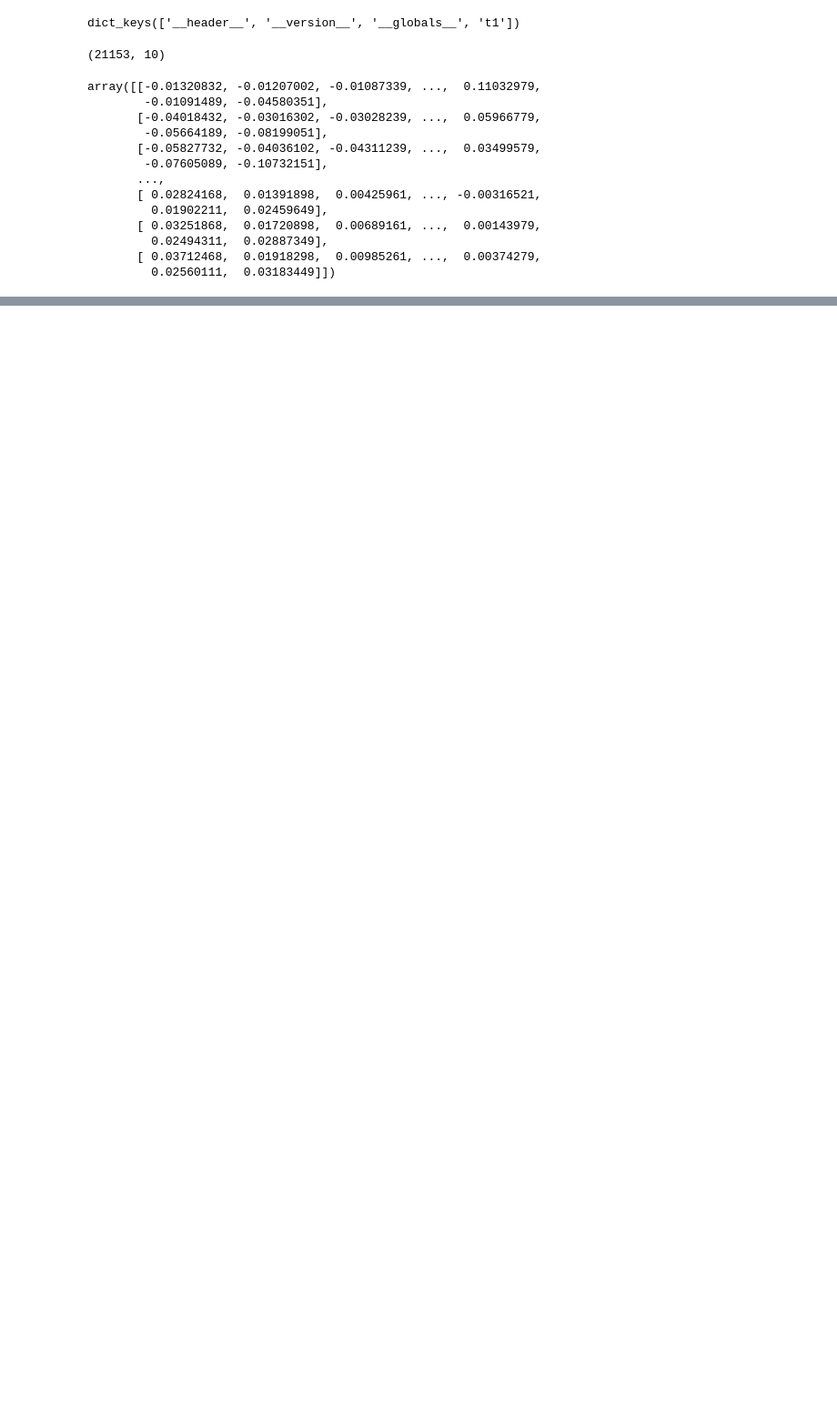
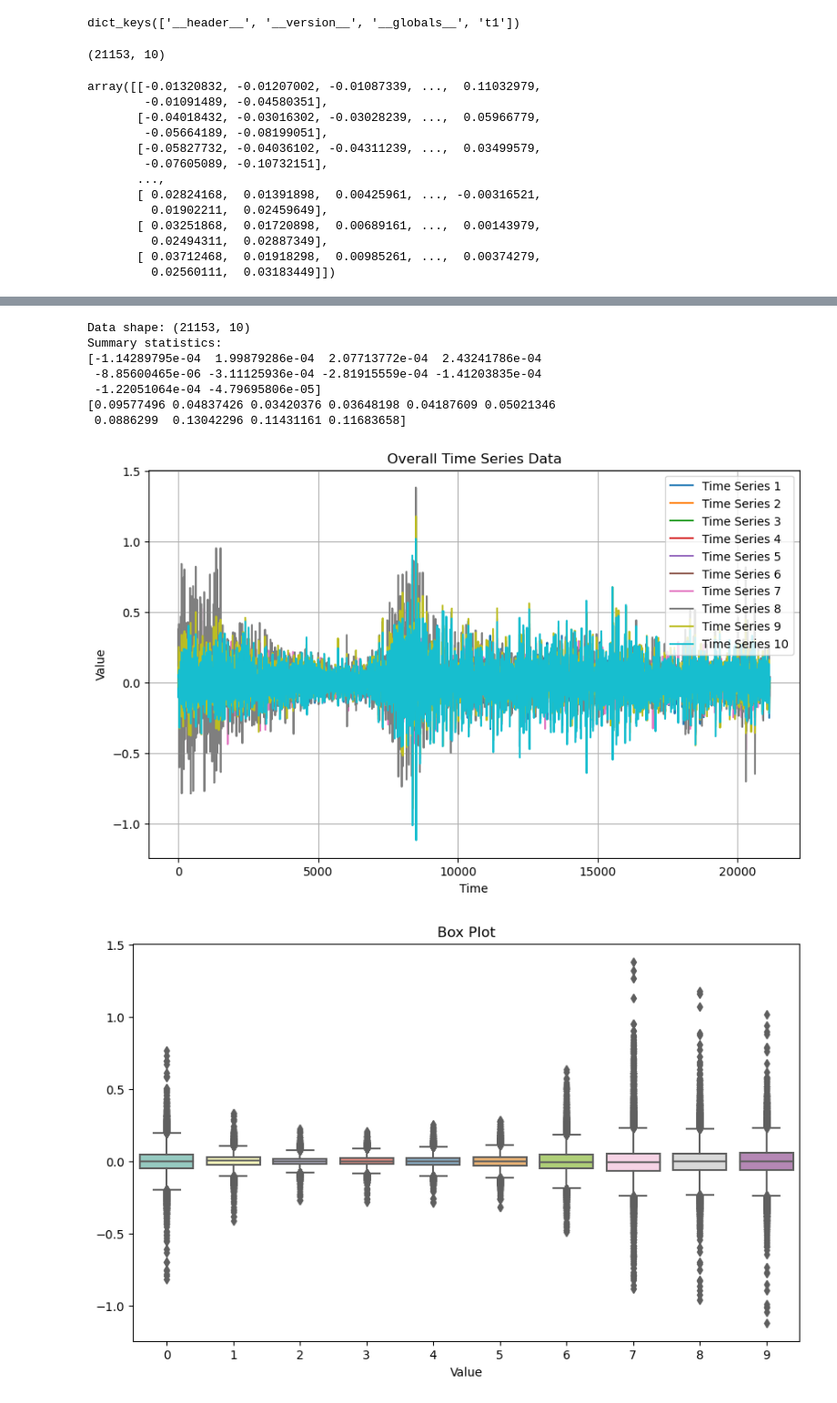
Before and after one commit to ForhanShahriarFahim/EMG-Pattern-Recognition-Deep-Learning, a Jupyter notebook: Rami Kushaba Force EMG Dataset .ipynb, the cells around one changed output, grey strips where cells are left out. Shown: that part at 91% size. Drawn from its saved outputs; the diff is of its cells as text; code cells hidden in the pictures; blank space fills up the shorter version.

```diff
--- a/Rami Kushaba Force EMG Dataset .ipynb
+++ b/Rami Kushaba Force EMG Dataset .ipynb
@@ -44,0 +80,44 @@ plt.show()
+# %%
+
+# Check the shape of the data (dimensions)
+print("Data shape:", t1.shape)
+
+# Display basic statistics of the dataset
+print("Summary statistics:")
+print(np.mean(t1, axis=0))  # Mean of each time series
+print(np.std(t1, axis=0))   # Standard deviation of each time series
+
+# Line plot to visualize the entire dataset
+plt.figure(figsize=(10, 6))
+for i in range(t1.shape[1]):
+    plt.plot(t1[:, i], label=f"Time Series {i + 1}")
+
+plt.xlabel("Time")
+plt.ylabel("Value")
+plt.title("Overall Time Series Data")
+plt.legend()
+plt.grid(True)
+plt.show()
+
+# Box plot and histogram
+plt.figure(figsize=(10, 6))
+sns.boxplot(data=t1, palette='Set3')
+plt.xlabel('Value')
+plt.title('Box Plot')
+plt.show()
+
+plt.figure(figsize=(10, 6))
+sns.histplot(data=t1, palette='Set2', kde=True)
+plt.xlabel('Value')
+plt.title('Histogram')
+plt.show()
+# %% [output]
+Data shape: (21153, 10)
+Summary statistics:
+[-1.14289795e-04  1.99879286e-04  2.07713772e-04  2.43241786e-04
+ -8.85600465e-06 -3.11125936e-04 -2.81915559e-04 -1.41203835e-04
+ -1.22051064e-04 -4.79695806e-05]
+[0.09577496 0.04837426 0.03420376 0.03648198 0.04187609 0.05021346
+ 0.0886299  0.13042296 0.11431161 0.11683658]
+[figure, added]
+[figure, added]
```
Also changed, not shown: parts of 5 cells of this notebook.
